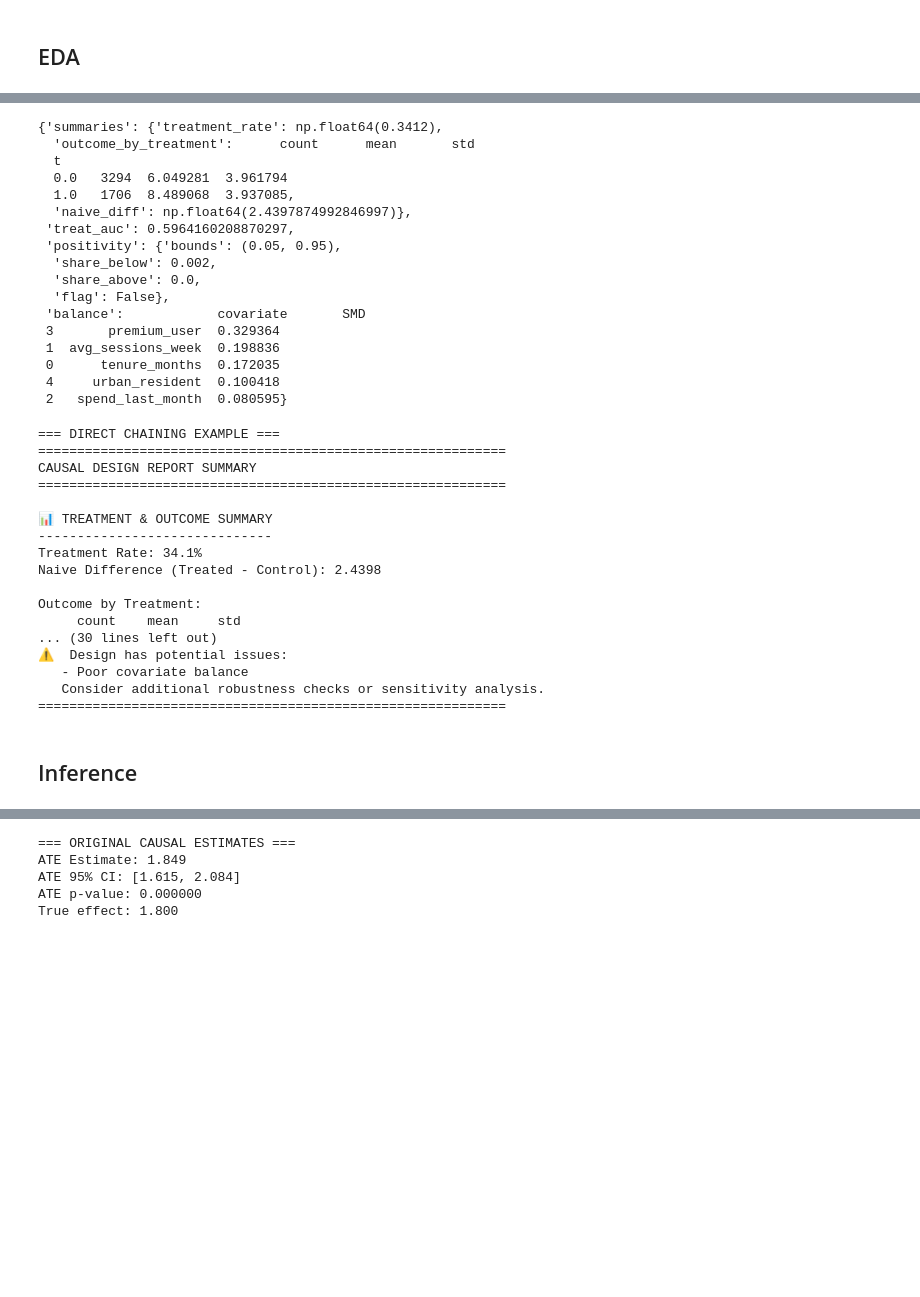
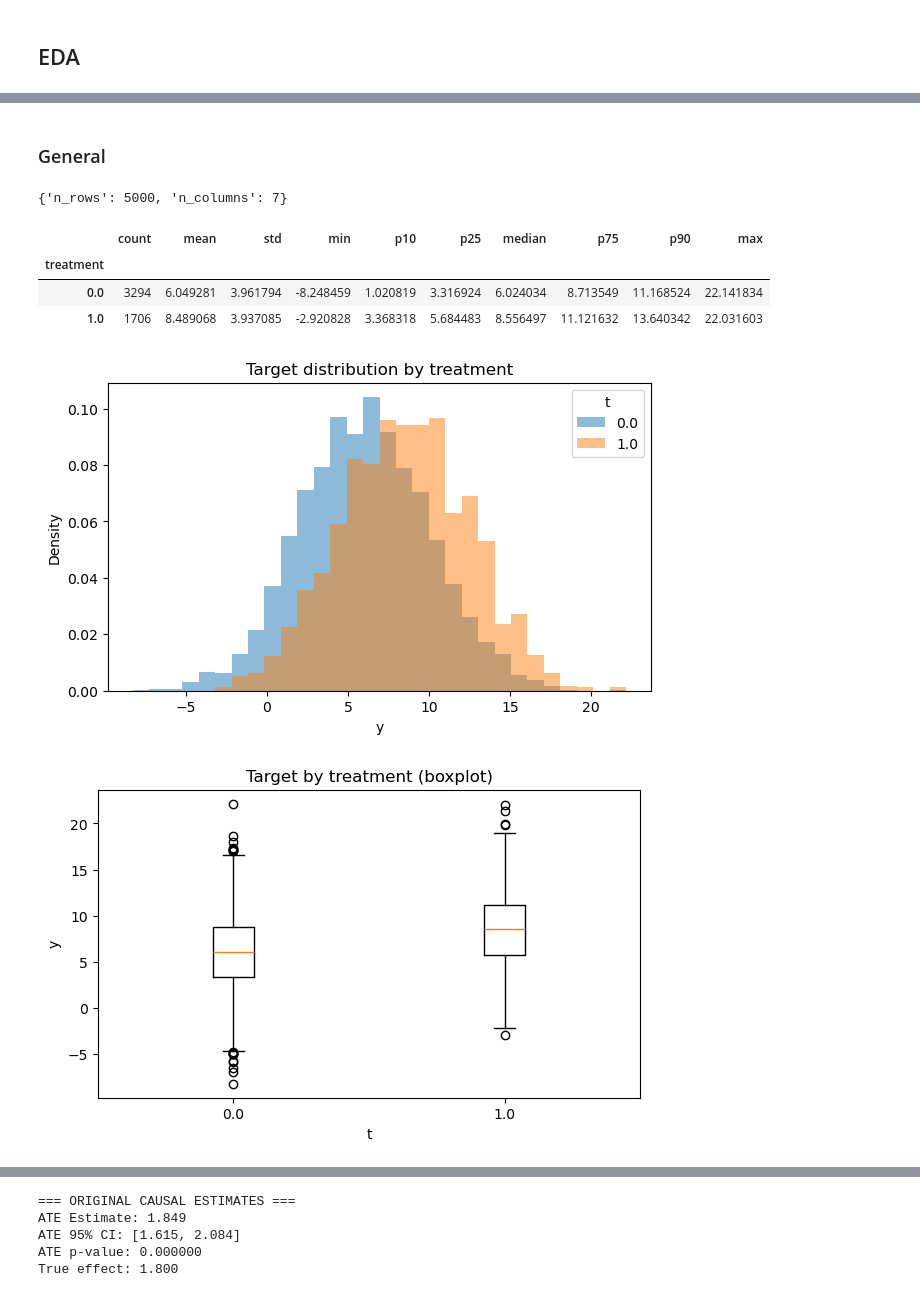
Before and after one commit to IoannMartynov/CausalKit, a Jupyter notebook: docs/examples/scenario_1.ipynb, the cells around one changed output, grey strips where cells are left out. Drawn from its saved outputs; the diff is of its cells as text; code cells hidden in the pictures; blank space fills up the shorter version.

```diff
--- a/docs/examples/scenario_1.ipynb
+++ b/docs/examples/scenario_1.ipynb
@@ -126,8 +87,0 @@ summ
-# %%
-# Propensity, predictability (AUC), and positivity
-ps = eda.fit_propensity()
-auc = eda.treatment_predictability_auc(ps)
-pos = eda.positivity_check(ps)
-
-print("Treatment predictability AUC:", round(auc, 4))
-print("Positivity check:", pos)
@@ -186,43 +88,22 @@ Balance variables: 5
-# %%
-report
-# %% [output]
-{'summaries': {'treatment_rate': np.float64(0.3412),
-  'outcome_by_treatment':      count      mean       std
-  t
-  0.0   3294  6.049281  3.961794
-  1.0   1706  8.489068  3.937085,
-  'naive_diff': np.float64(2.4397874992846997)},
- 'treat_auc': 0.5964160208870297,
- 'positivity': {'bounds': (0.05, 0.95),
-  'share_below': 0.002,
-  'share_above': 0.0,
-  'flag': False},
- 'balance':            covariate       SMD
- 3       premium_user  0.329364
- 1  avg_sessions_week  0.198836
- 0      tenure_months  0.172035
- 4     urban_resident  0.100418
- 2   spend_last_month  0.080595}
-# %%
-print("=== DIRECT CHAINING EXAMPLE ===")
-print(eda.design_report().summary())
-# %% [output]
-=== DIRECT CHAINING EXAMPLE ===
-============================================================
-CAUSAL DESIGN REPORT SUMMARY
-============================================================
-
-📊 TREATMENT & OUTCOME SUMMARY
-------------------------------
-Treatment Rate: 34.1%
-Naive Difference (Treated - Control): 2.4398
-
-Outcome by Treatment:
-     count    mean     std
-... (30 lines left out)
-⚠️  Design has potential issues:
-   - Poor covariate balance
-   Consider additional robustness checks or sensitivity analysis.
-============================================================
-# %% [markdown]
-## Inference
+# %% [markdown]
+### General
+# %%
+eda.data_shape()
+# %% [output]
+{'n_rows': 5000, 'n_columns': 7}
+# %%
+# 1) Comprehensive outcome statistics by treatment
+# Provides detailed statistics including count, mean, std, min, percentiles, and max
+eda.outcome_stats()
+# %% [output]
+|  | count | mean | std | min | p10 | p25 | median | p75 | p90 | max |
+| treatment |  |  |  |  |  |  |  |  |  |  |
+| 0.0 | 3294 | 6.049281 | 3.961794 | -8.248459 | 1.020819 | 3.316924 | 6.024034 | 8.713549 | 11.168524 | 22.141834 |
+| 1.0 | 1706 | 8.489068 | 3.937085 | -2.920828 | 3.368318 | 5.684483 | 8.556497 | 11.121632 | 13.640342 | 22.031603 |
+# %%
+# 2) Outcome distribution by treatment (hist + boxplot) - using new outcome_plots() method
+fig1, fig2 = eda.outcome_plots()
+plt.show()
+# %% [output]
+[figure, added]
+[figure, added]
```
Also changed, not shown: parts of 16 cells of this notebook, 4 other files.
